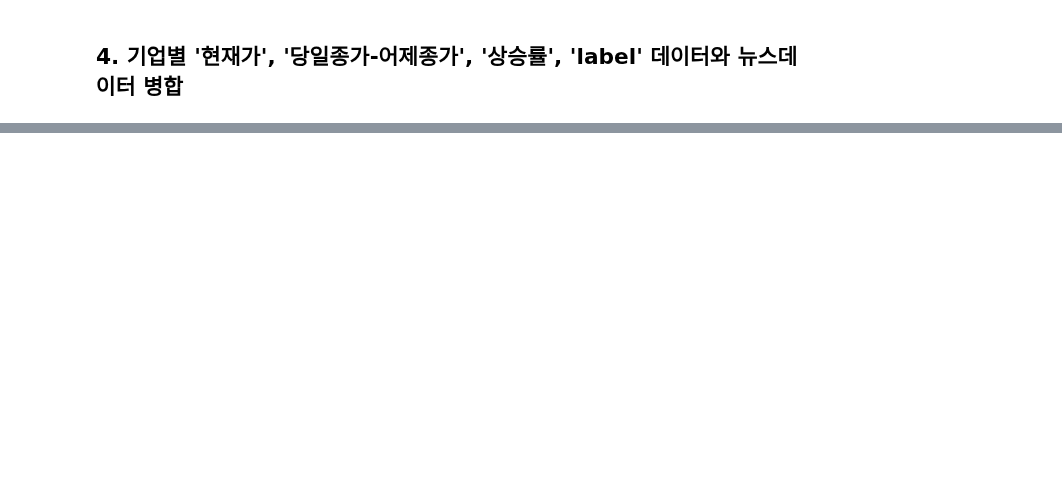
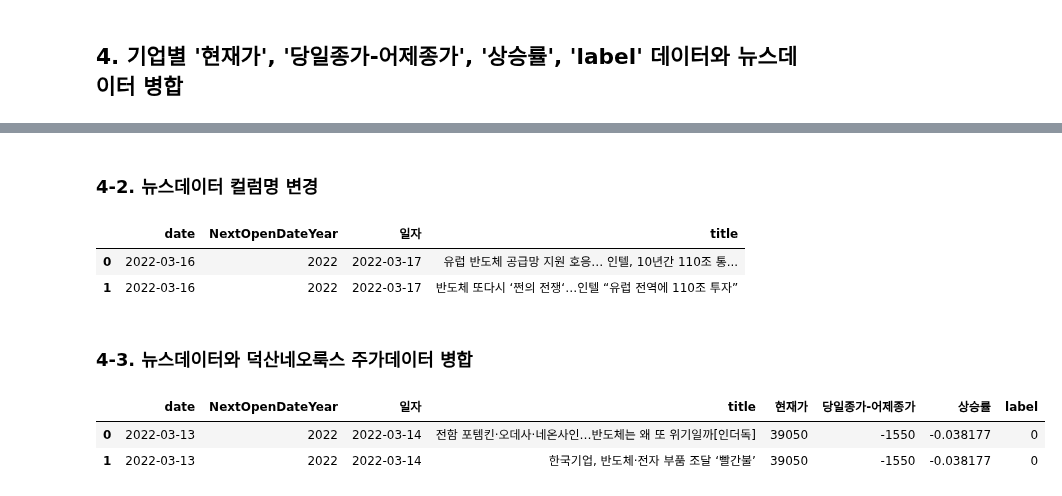
Before and after one commit to youngai1112/HK_Project, a Jupyter notebook: 7.1_뉴스데이터감성분석/01_뉴스데이터감성분석.ipynb, the cells around one changed output, grey strips where cells are left out. Drawn from its saved outputs; the diff is of its cells as text; code cells hidden in the pictures; blank space fills up the shorter version.

Commit message:
뉴스데이터와 주가데이터 병합

```diff
--- a/7.1_뉴스데이터감성분석/01_뉴스데이터감성분석.ipynb
+++ b/7.1_뉴스데이터감성분석/01_뉴스데이터감성분석.ipynb
@@ -400,0 +330,3 @@ test_data.shape
+# %%
+df1.drop(columns=['Unnamed: 0.1', 'Unnamed: 0'], inplace=True)
+df1.head(2)
@@ -400,0 +354,4 @@ test_data.shape
+# %%
+# data type : int -> string
+df1 = df1.astype({'일자':'string'})
+df1.info()
@@ -400,0 +371,4 @@ test_data.shape
+# %%
+# data type : string -> datetime
+df1['일자'] = pd.to_datetime(df1['일자'])
+df1.info()
@@ -400,0 +388,19 @@ test_data.shape
+# %% [markdown]
+### 4-2. 뉴스데이터 컬럼명 변경
+# %%
+# 덕산네오룩스의 데이터프레임과 병합하기 위해 컬럼명 변경
+newsdata_all.rename(columns={'NextOpenDate':'일자'}, inplace=True)
+newsdata_all.head(2)
+# %% [output]
+|  | date | NextOpenDateYear | 일자 | title |
+| 0 | 2022-03-16 | 2022 | 2022-03-17 | 유럽 반도체 공급망 지원 호응… 인텔, 10년간 110조 통... |
+| 1 | 2022-03-16 | 2022 | 2022-03-17 | 반도체 또다시 ‘쩐의 전쟁‘…인텔 “유럽 전역에 110조 투자” |
+# %% [markdown]
+### 4-3. 뉴스데이터와 덕산네오룩스 주가데이터 병합
+# %%
+merge_data = pd.merge(newsdata_all, df1, on='일자', how='inner')
+merge_data.head(2)
+# %% [output]
+|  | date | NextOpenDateYear | 일자 | title | 현재가 | 당일종가-어제종가 | 상승률 | label |
+| 0 | 2022-03-13 | 2022 | 2022-03-14 | 전함 포템킨·오데사·네온사인…반도체는 왜 또 위기일까[인더독] | 39050 | -1550 | -0.038177 | 0 |
+| 1 | 2022-03-13 | 2022 | 2022-03-14 | 한국기업, 반도체·전자 부품 조달 ‘빨간불’ | 39050 | -1550 | -0.038177 | 0 |
```
Also changed, not shown: parts of 37 cells of this notebook.
